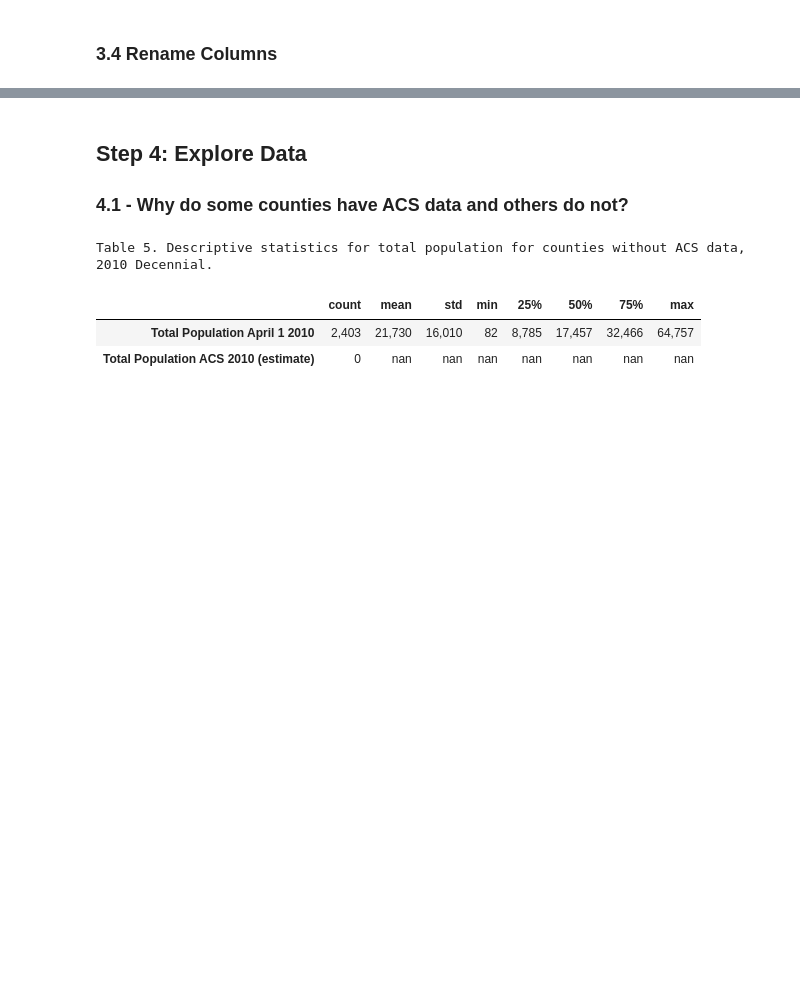
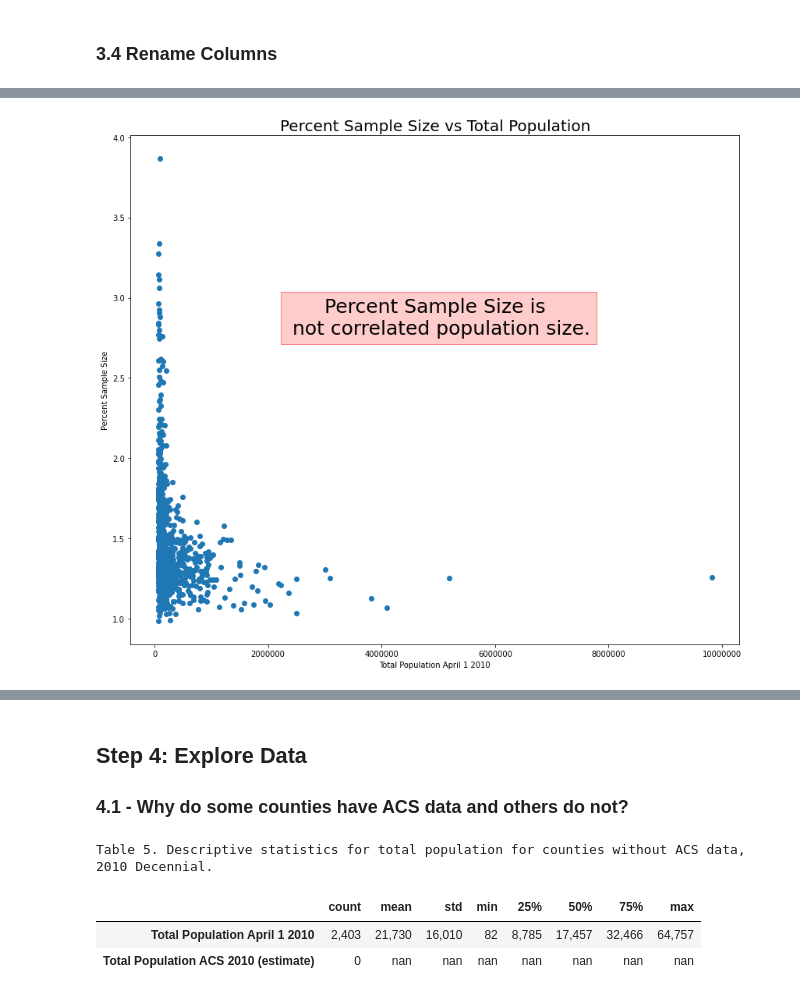
Before and after one commit to npr99/PlanningMethods, a Jupyter notebook: PLAN604_Population_vs_Sample_USCounties.ipynb, the cells around one changed output, grey strips where cells are left out. Cells and saved outputs as stored; diff of their text form; code cells hidden in the pictures; blank space fills up the shorter version.

```diff
--- a/PLAN604_Population_vs_Sample_USCounties.ipynb
+++ b/PLAN604_Population_vs_Sample_USCounties.ipynb
@@ -391,0 +417,18 @@ merge_pt2_df.head()
+# %%
+# Scatter Plot
+plt.figure(figsize=(14, 12))
+plt.scatter(merge_pt2_df["Total Population April 1 2010"], merge_pt2_df['Percent Sample Size'])
+plt.title("Percent Sample Size vs Total Population",  fontsize=20)
+plt.xlabel('Total Population April 1 2010')
+plt.ticklabel_format(style='plain')
+plt.ylabel("Percent Sample Size")
+plt.text(5000000, 3, "Percent Sample Size is \n not correlated population size.", size=25,
+         ha="center", va="top",
+         bbox=dict(boxstyle="square",
+                   ec=(1., 0.5, 0.5),
+                   fc=(1., 0.8, 0.8),
+                   )
+         )
+plt.show()
+# %% [output]
+[figure, added]
```
Also changed, not shown: parts of 20 cells of this notebook.
